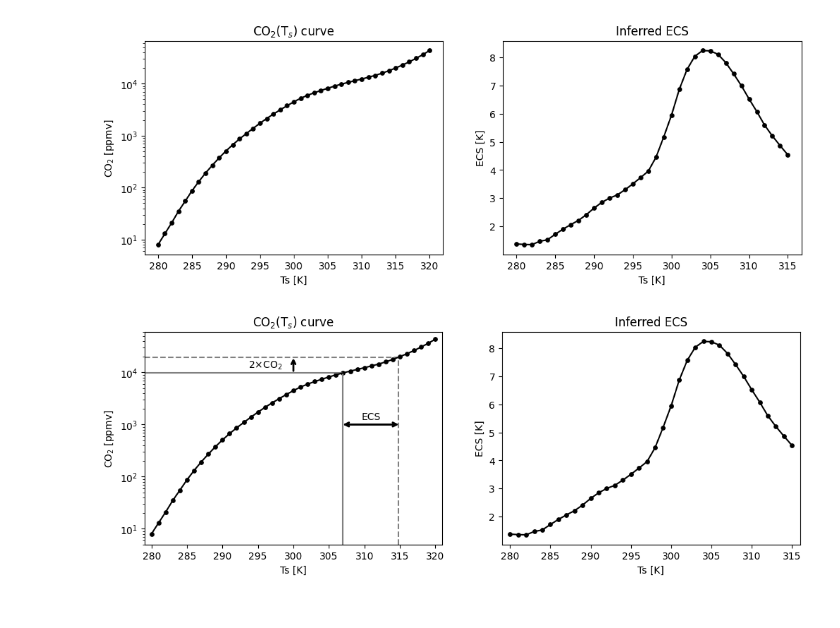
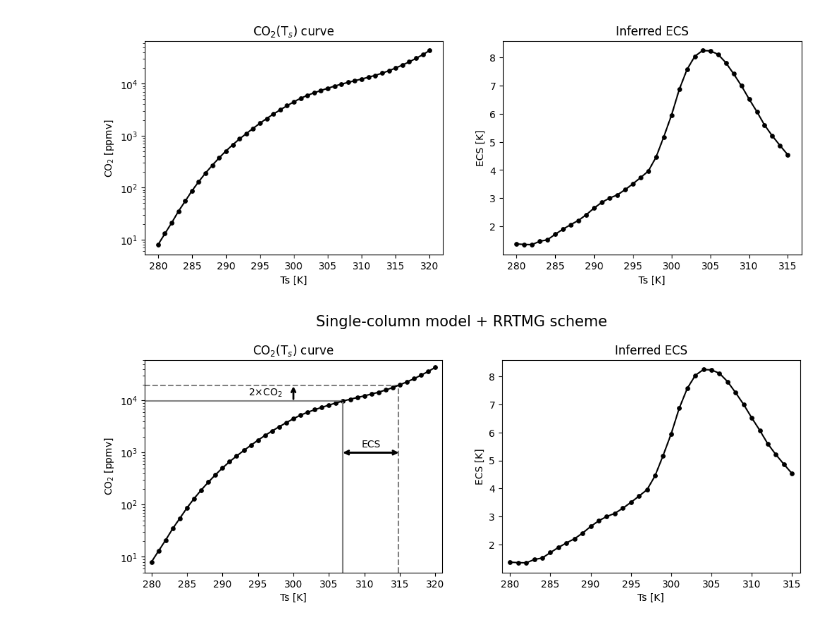
Before and after one commit to AndrewILWilliams/ECS_bump, a Jupyter notebook: climlab_rrtmg.ipynb, the cells around one changed output. Drawn from its saved outputs; the diff is of its cells as text; code cells hidden in the pictures.

Commit message:
added suptitle to example figure

```diff
--- a/climlab_rrtmg.ipynb
+++ b/climlab_rrtmg.ipynb
@@ -138,6 +138,3 @@ dN = olr-OLR0
 therefore, dlogG = dG/G = dN/A
 
 hence dG = G x dN/A ~ G x dN
-# %%
-olr = calc_olr(SST=280,CO2ppmv=1)
-print(abs(olr[0]-OLR0[0])>0.5)
@@ -146,19 +140,0 @@ True
-# %%
-TEMPS = np.linspace(280, 320, 41)
-CO2_arr = np.zeros(len(TEMPS))
-
-OLR0 = calc_olr(SST=288,CO2ppmv=280)
-
-co2_init = 1
-
-for idx,sst in enumerate(TEMPS):
-
-    if idx==0:
-        co2_trial=co2_init
-
-    olr = calc_olr(SST=sst,CO2ppmv=co2_trial)
-
-    imbalance = np.round(np.abs(olr-OLR0)[0],3)
-
-    j=0
-    print(~np.isclose(imbalance, 1))
@@ -315,31 +273,33 @@ co2_max = 6e4
 fig,axs=plt.subplots(ncols=2, figsize=(12,4), dpi=100)
 
 axs[0].plot([Tmin,Ts_ex],co2_ex*np.ones(2),color='gray')
 axs[0].plot([Tmin,Ts_ex2],2*co2_ex*np.ones(2),color='gray',linestyle='--')
 axs[0].plot(Ts_ex*np.ones(2),[co2_min,co2_ex],color='gray')
 axs[0].plot(Ts_ex2*np.ones(2),[co2_min,2*co2_ex],color='gray',linestyle='--')
 
 axs[0].annotate("", xy=(Ts_ex/1.001, 1.e3), xytext=(Ts_ex2, 1.e3),
            arrowprops=dict(arrowstyle="->",lw=2,color='black'))
 axs[0].annotate("", xy=(1.001*Ts_ex2, 1.e3), xytext=(Ts_ex, 1.e3),
            arrowprops=dict(arrowstyle="->",lw=2,color='black'))
 axs[0].annotate("", xy=(300, 2.1*co2_ex), xytext=(300, co2_ex),
            arrowprops=dict(arrowstyle="->",lw=2,color='black'))
 
 axs[0].text(0.5*(Ts_ex+Ts_ex2),1.25e3,'ECS',ha='center')
 axs[0].text(296,np.sqrt(co2_ex*2*co2_ex),r'2$\times$CO$_2$',ha='center',va='center')
 
 C_Ts.plot(ax=axs[0], yscale='log', color='k')
 axs[0].scatter(C_Ts.Ts, C_Ts, color='k', s=15)
 axs[0].set_xlim(Tmin, Tmax)
 axs[0].set_ylim(co2_min, co2_max)
 axs[0].set_title(r"CO$_{2}$(T$_{s}$) curve")
 
 da_ECS.plot(ax=axs[1], color='k')
 axs[1].scatter(C_Ts.Ts, da_ECS, color='k', s=15)
 axs[1].set_xlim(Tmin, 316)
 axs[1].set_title(r"Inferred ECS")
 
+fig.suptitle("Single-column model + RRTMG scheme", y=1.04, fontsize=15)
+
 plt.savefig('Example_rrtmg_fig.png',bbox_inches='tight', dpi=200)
 # %% [output]
-[figure, old version]
+[figure, new version]
```
Also changed, not shown: parts of 2 cells of this notebook, 1 other file.
